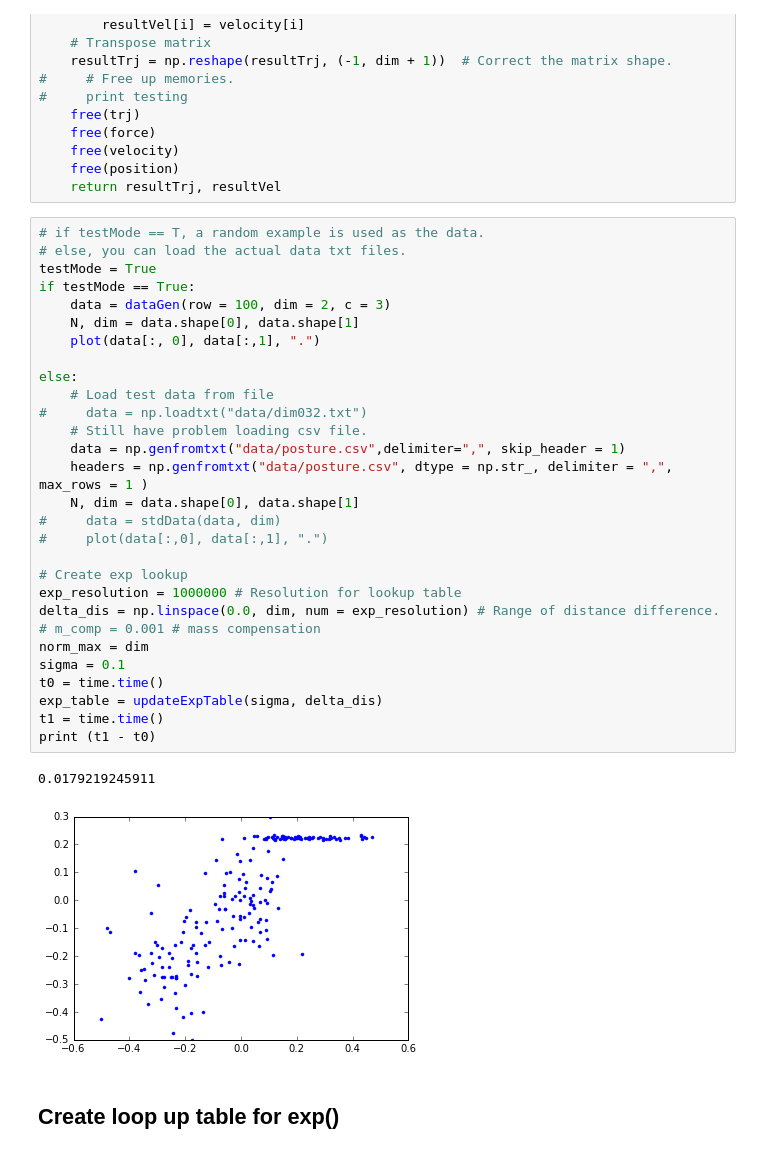
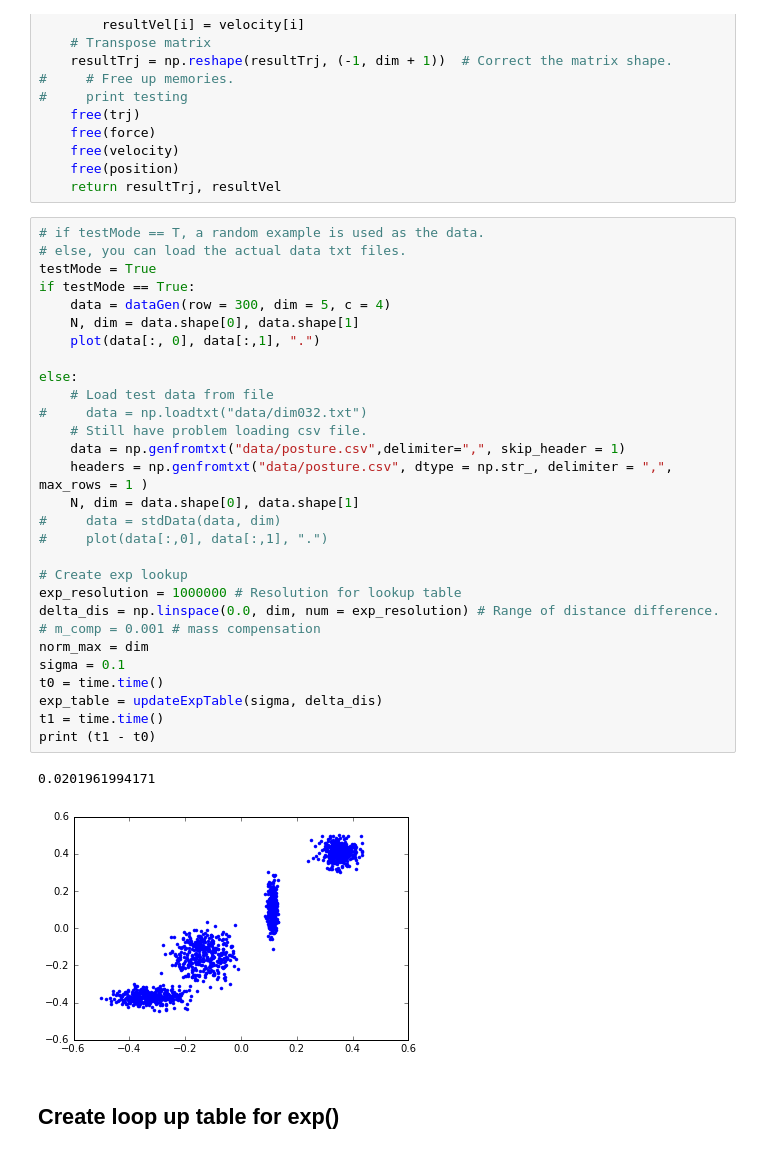
Before and after one commit to wiccy46/MBSison16, a Jupyter notebook: ptmain.ipynb, the cells around one changed output. Cells and saved outputs as stored; diff of their text form.

```diff
--- a/ptmain.ipynb
+++ b/ptmain.ipynb
@@ -267,35 +273,35 @@ def PTSM(np.ndarray[np.float64_t, ndim = 1] pos, np.ndarray[np.float64_t, ndim =
 # %%
 # if testMode == T, a random example is used as the data.
 # else, you can load the actual data txt files.
 testMode = True
 if testMode == True:
-    data = dataGen(row = 100, dim = 2, c = 3)
+    data = dataGen(row = 300, dim = 5, c = 4)
     N, dim = data.shape[0], data.shape[1]
     plot(data[:, 0], data[:,1], ".")
 
 else:
     # Load test data from file
 #     data = np.loadtxt("data/dim032.txt")
     # Still have problem loading csv file.
     data = np.genfromtxt("data/posture.csv",delimiter=",", skip_header = 1)
     headers = np.genfromtxt("data/posture.csv", dtype = np.str_, delimiter = ",", max_rows = 1 )
     N, dim = data.shape[0], data.shape[1]
 #     data = stdData(data, dim)
 #     plot(data[:,0], data[:,1], ".")
 
 # Create exp lookup
 exp_resolution = 1000000 # Resolution for lookup table
 delta_dis = np.linspace(0.0, dim, num = exp_resolution) # Range of distance difference.
 # m_comp = 0.001 # mass compensation
 norm_max = dim
 sigma = 0.1
 t0 = time.time()
 exp_table = updateExpTable(sigma, delta_dis)
 t1 = time.time()
 print (t1 - t0)
 # %% [output]
-0.0179219245911
+0.0201961994171
-[figure, old version]
+[figure, new version]
 # %% [markdown]
 ## Create loop up table for exp()
 # %% [markdown]
```
Also changed, not shown: parts of 5 cells of this notebook.
